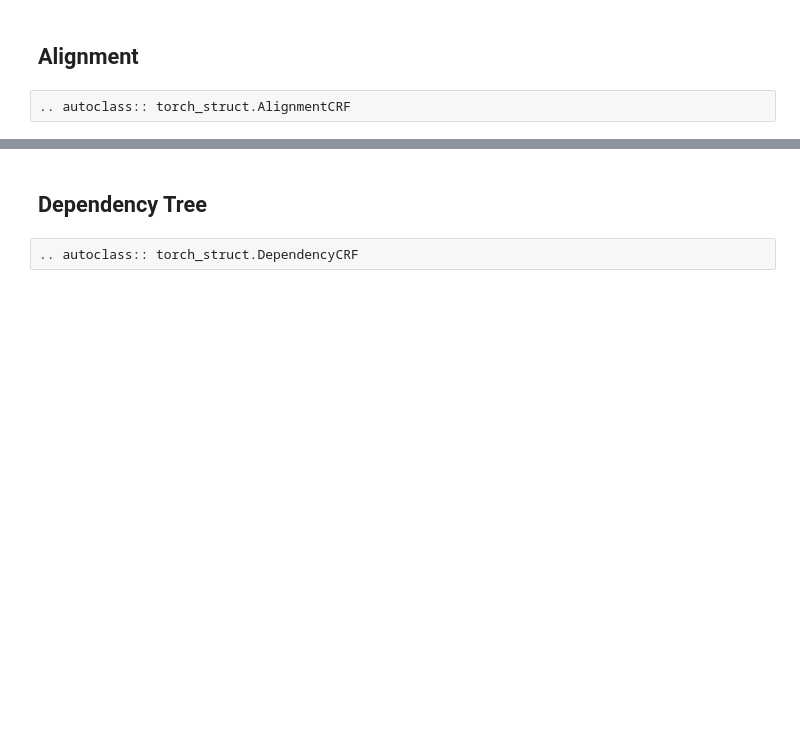
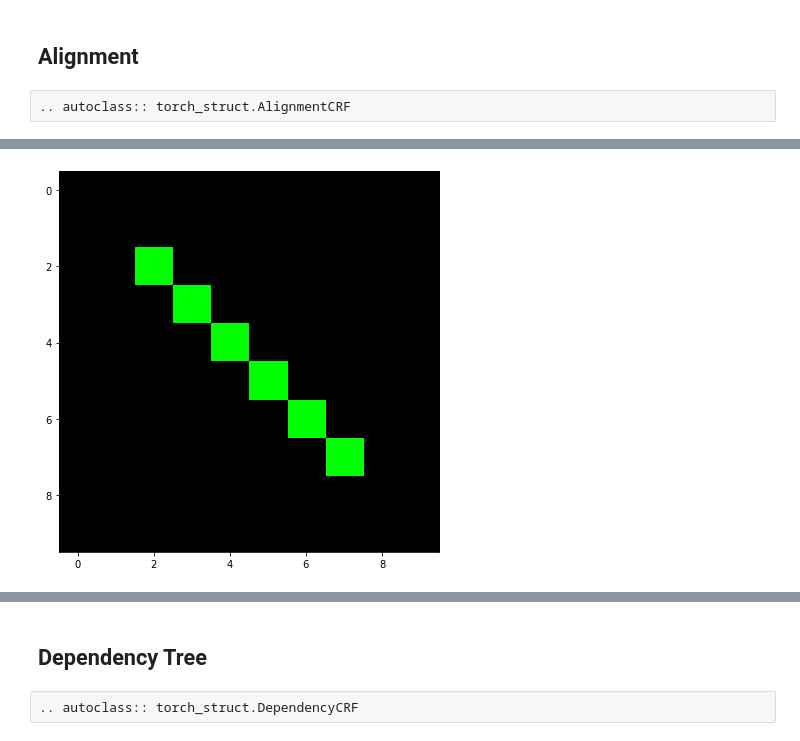
Before and after one commit to harvardnlp/pytorch-struct, a Jupyter notebook: docs/source/model.ipynb, the cells around one changed output, grey strips where cells are left out. Saved outputs shown, nothing was run; the diff lists cells and outputs as text; code cells hidden in the pictures; blank space fills up the shorter version.

```diff
--- a/docs/source/model.ipynb
+++ b/docs/source/model.ipynb
@@ -79,0 +98,18 @@ show_deps(dist.argmax[0])
+# %%
+log_potentials = torch.rand(batch, N, M, 3)
+
+# Local values must be postive for match and negative for skip.
+log_potentials[..., 0] = -log_potentials[..., 0].abs()
+log_potentials[..., 1] = log_potentials[..., 1].abs()
+log_potentials[..., 2] = -log_potentials[..., 2].abs()
+
+# Block off top rows and columns
+log_potentials[..., :2, :, 1] = 0
+log_potentials[..., :, :2, 1] = 0
+log_potentials[..., -2:, :, 1] = 0
+log_potentials[..., :, -2:, 1] = 0
+
+dist = torch_struct.AlignmentCRF(log_potentials, local=True)
+show_deps(dist.argmax[0])
+# %% [output]
+[figure, added]
```
Also changed, not shown: parts of 12 cells of this notebook, 3 other files.
